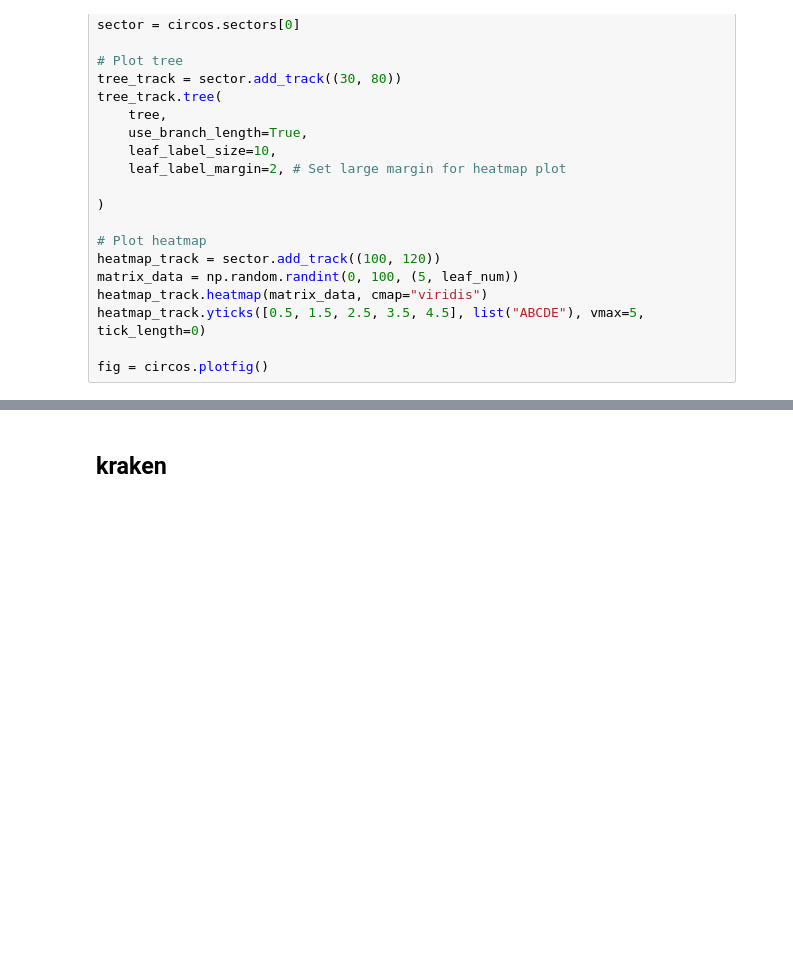
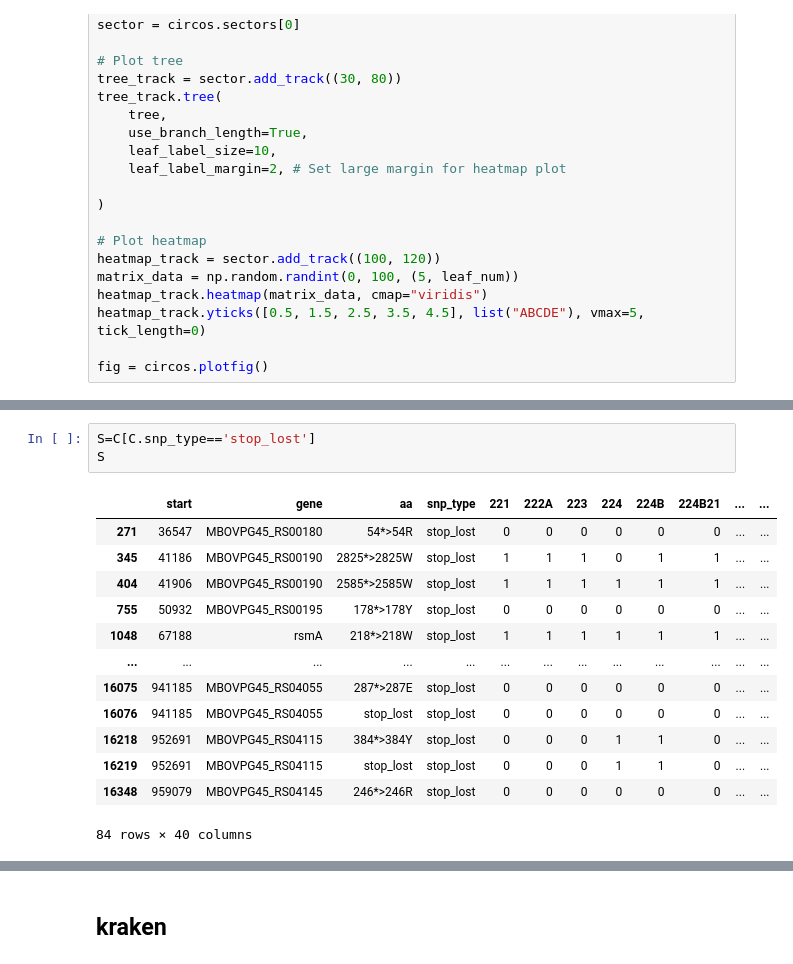
Before and after one commit to dmnfarrell/gordon-group, a Jupyter notebook: mycoplasma_bovis/analysis.ipynb, the cells around one changed output, grey strips where cells are left out. Drawn from its saved outputs; the diff is of its cells as text; blank space fills up the shorter version.

```diff
--- a/mycoplasma_bovis/analysis.ipynb
+++ b/mycoplasma_bovis/analysis.ipynb
@@ -170,0 +186,17 @@ fig = circos.plotfig()
+# %%
+S=C[C.snp_type=='stop_lost']
+S
+# %% [output]
+|  | start | gene | aa | snp_type | 221 | 222A | 223 | 224 | 224B | 224B21 | ... | ... |
+| 271 | 36547 | MBOVPG45_RS00180 | 54*>54R | stop_lost | 0 | 0 | 0 | 0 | 0 | 0 | ... | ... |
+| 345 | 41186 | MBOVPG45_RS00190 | 2825*>2825W | stop_lost | 1 | 1 | 1 | 0 | 1 | 1 | ... | ... |
+| 404 | 41906 | MBOVPG45_RS00190 | 2585*>2585W | stop_lost | 1 | 1 | 1 | 1 | 1 | 1 | ... | ... |
+| 755 | 50932 | MBOVPG45_RS00195 | 178*>178Y | stop_lost | 0 | 0 | 0 | 0 | 0 | 0 | ... | ... |
+| 1048 | 67188 | rsmA | 218*>218W | stop_lost | 1 | 1 | 1 | 1 | 1 | 1 | ... | ... |
+| ... | ... | ... | ... | ... | ... | ... | ... | ... | ... | ... | ... | ... |
+| 16075 | 941185 | MBOVPG45_RS04055 | 287*>287E | stop_lost | 0 | 0 | 0 | 0 | 0 | 0 | ... | ... |
+| 16076 | 941185 | MBOVPG45_RS04055 | stop_lost | stop_lost | 0 | 0 | 0 | 0 | 0 | 0 | ... | ... |
+| 16218 | 952691 | MBOVPG45_RS04115 | 384*>384Y | stop_lost | 0 | 0 | 0 | 1 | 1 | 0 | ... | ... |
+| 16219 | 952691 | MBOVPG45_RS04115 | stop_lost | stop_lost | 0 | 0 | 0 | 1 | 1 | 0 | ... | ... |
+| 16348 | 959079 | MBOVPG45_RS04145 | 246*>246R | stop_lost | 0 | 0 | 0 | 0 | 0 | 0 | ... | ... |
+84 rows × 40 columns
```
Also changed, not shown: parts of 7 cells of this notebook, 2 other files.
